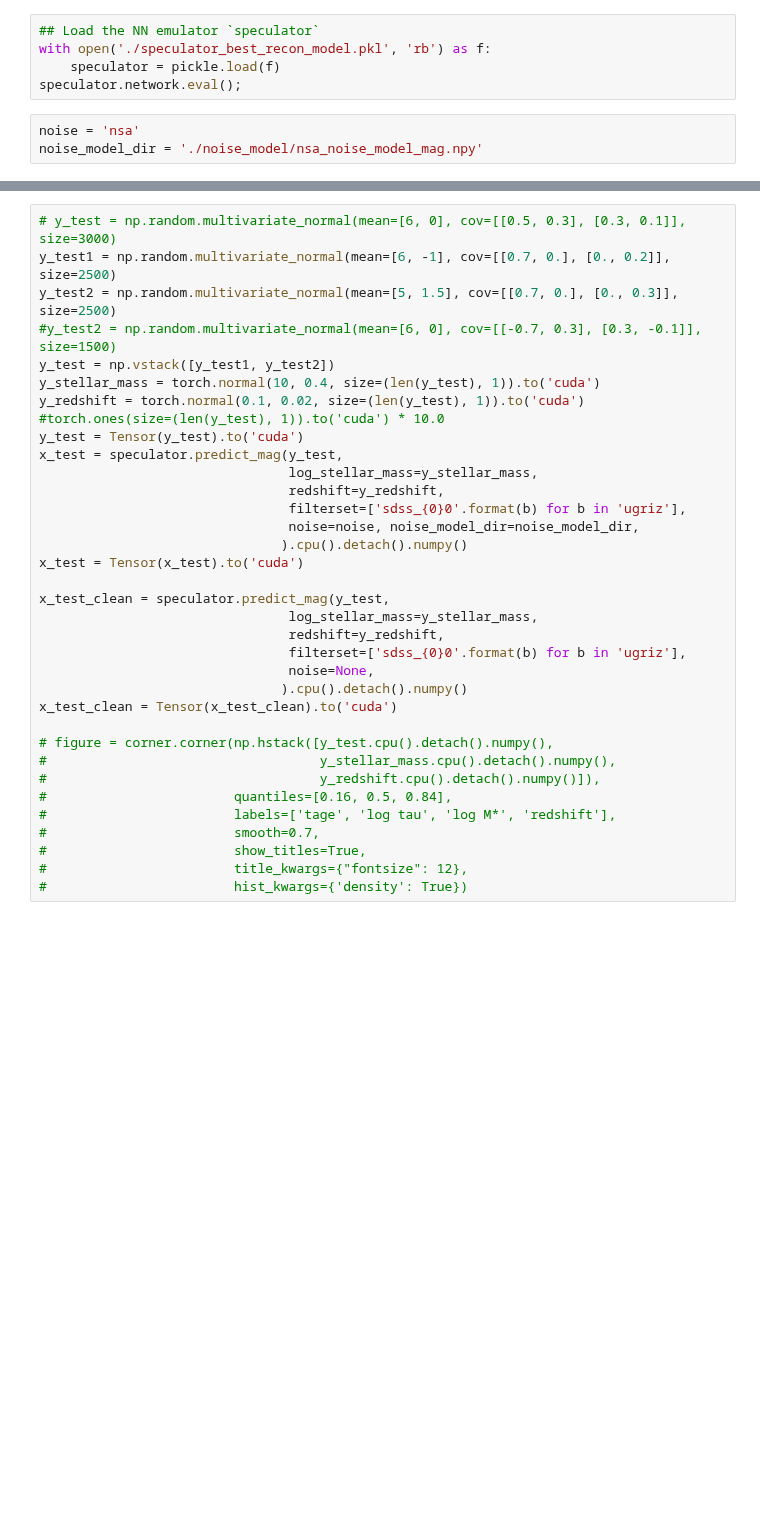
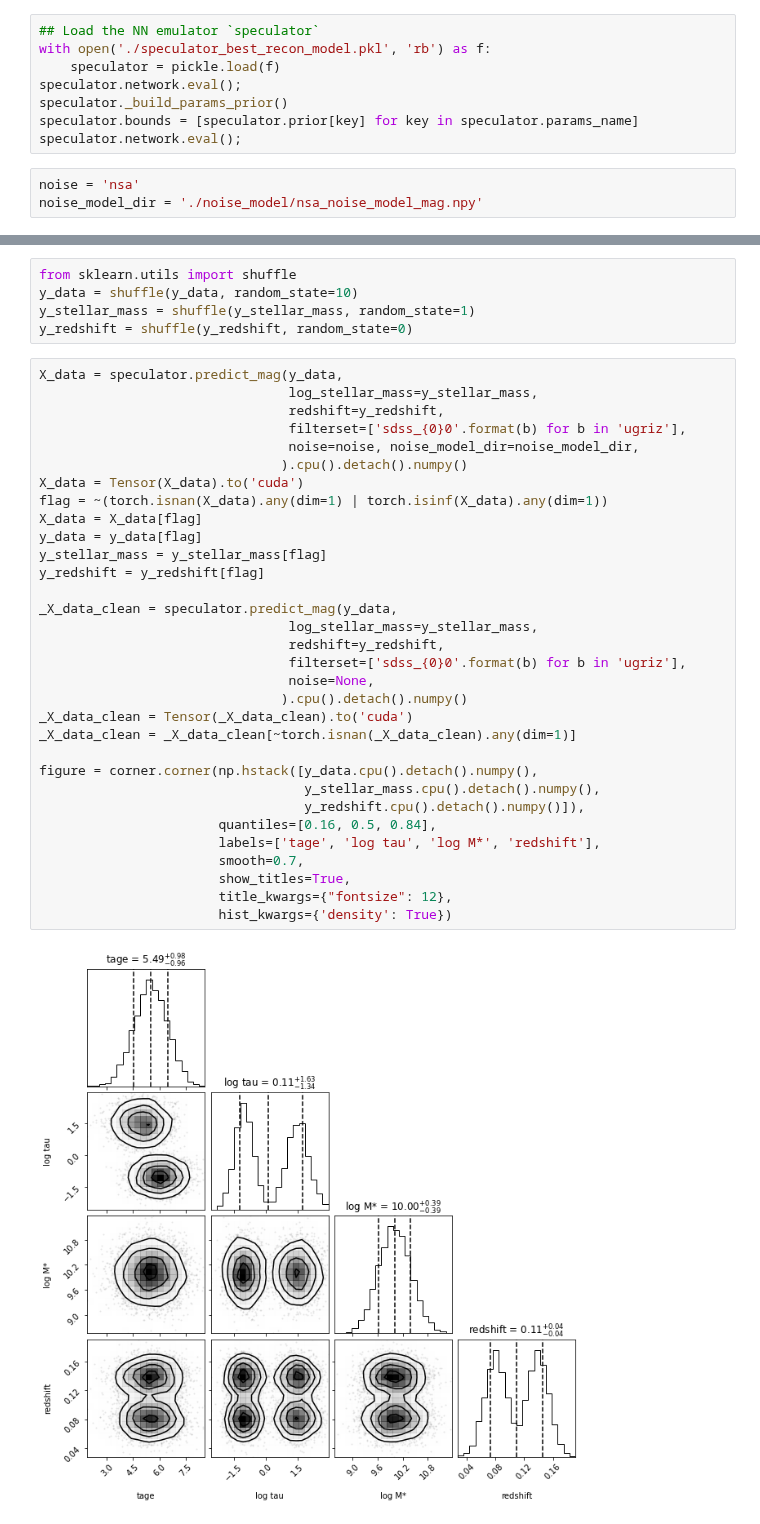
Before and after one commit to AstroJacobLi/popsed, a Jupyter notebook: notebooks/neural_density_estimator/combine_NDEs_with_noise.ipynb, the cells around one changed output, grey strips where cells are left out. Drawn from its saved outputs; the diff is of its cells as text; blank space fills up the shorter version.

```diff
--- a/notebooks/neural_density_estimator/combine_NDEs_with_noise.ipynb
+++ b/notebooks/neural_density_estimator/combine_NDEs_with_noise.ipynb
@@ -20,6 +20,9 @@ from popsed.speculator import Speculator, Photulator, StandardScaler
 with open('./speculator_best_recon_model.pkl', 'rb') as f:
     speculator = pickle.load(f)
 speculator.network.eval();
+speculator._build_params_prior()
+speculator.bounds = [speculator.prior[key] for key in speculator.params_name]
+speculator.network.eval();
 # %%
 noise = 'nsa'
 noise_model_dir = './noise_model/nsa_noise_model_mag.npy'
@@ -26,36 +51,40 @@ noise_model_dir = './noise_model/nsa_noise_model_mag.npy'
+# %%
+from sklearn.utils import shuffle
+y_data = shuffle(y_data, random_state=10)
+y_stellar_mass = shuffle(y_stellar_mass, random_state=1)
+y_redshift = shuffle(y_redshift, random_state=0)
 # %%
-# y_test = np.random.multivariate_normal(mean=[6, 0], cov=[[0.5, 0.3], [0.3, 0.1]], size=3000)
-y_test1 = np.random.multivariate_normal(mean=[6, -1], cov=[[0.7, 0.], [0., 0.2]], size=2500)
-y_test2 = np.random.multivariate_normal(mean=[5, 1.5], cov=[[0.7, 0.], [0., 0.3]], size=2500)
-#y_test2 = np.random.multivariate_normal(mean=[6, 0], cov=[[-0.7, 0.3], [0.3, -0.1]], size=1500)
-y_test = np.vstack([y_test1, y_test2])
-y_stellar_mass = torch.normal(10, 0.4, size=(len(y_test), 1)).to('cuda')
-y_redshift = torch.normal(0.1, 0.02, size=(len(y_test), 1)).to('cuda')
-#torch.ones(size=(len(y_test), 1)).to('cuda') * 10.0
-y_test = Tensor(y_test).to('cuda')
-x_test = speculator.predict_mag(y_test,
+X_data = speculator.predict_mag(y_data,
                                 log_stellar_mass=y_stellar_mass,
                                 redshift=y_redshift,
                                 filterset=['sdss_{0}0'.format(b) for b in 'ugriz'],
                                 noise=noise, noise_model_dir=noise_model_dir,
                                ).cpu().detach().numpy()
-x_test = Tensor(x_test).to('cuda')
+X_data = Tensor(X_data).to('cuda')
+flag = ~(torch.isnan(X_data).any(dim=1) | torch.isinf(X_data).any(dim=1))
+X_data = X_data[flag]
+y_data = y_data[flag]
+y_stellar_mass = y_stellar_mass[flag]
+y_redshift = y_redshift[flag]
 
-x_test_clean = speculator.predict_mag(y_test,
+_X_data_clean = speculator.predict_mag(y_data,
                                 log_stellar_mass=y_stellar_mass,
                                 redshift=y_redshift,
                                 filterset=['sdss_{0}0'.format(b) for b in 'ugriz'],
                                 noise=None,
                                ).cpu().detach().numpy()
-x_test_clean = Tensor(x_test_clean).to('cuda')
+_X_data_clean = Tensor(_X_data_clean).to('cuda')
+_X_data_clean = _X_data_clean[~torch.isnan(_X_data_clean).any(dim=1)]
 
-# figure = corner.corner(np.hstack([y_test.cpu().detach().numpy(),
-#                                   y_stellar_mass.cpu().detach().numpy(),
-#                                   y_redshift.cpu().detach().numpy()]),
-#                        quantiles=[0.16, 0.5, 0.84],
-#                        labels=['tage', 'log tau', 'log M*', 'redshift'],
-#                        smooth=0.7,
-#                        show_titles=True,
-#                        title_kwargs={"fontsize": 12},
-#                        hist_kwargs={'density': True})
+figure = corner.corner(np.hstack([y_data.cpu().detach().numpy(),
+                                  y_stellar_mass.cpu().detach().numpy(),
+                                  y_redshift.cpu().detach().numpy()]),
+                       quantiles=[0.16, 0.5, 0.84],
+                       labels=['tage', 'log tau', 'log M*', 'redshift'],
+                       smooth=0.7,
+                       show_titles=True,
+                       title_kwargs={"fontsize": 12},
+                       hist_kwargs={'density': True})
+# %% [output]
+[figure, added]
 # %%
```
Also changed, not shown: parts of 19 cells of this notebook, 4 other files.
